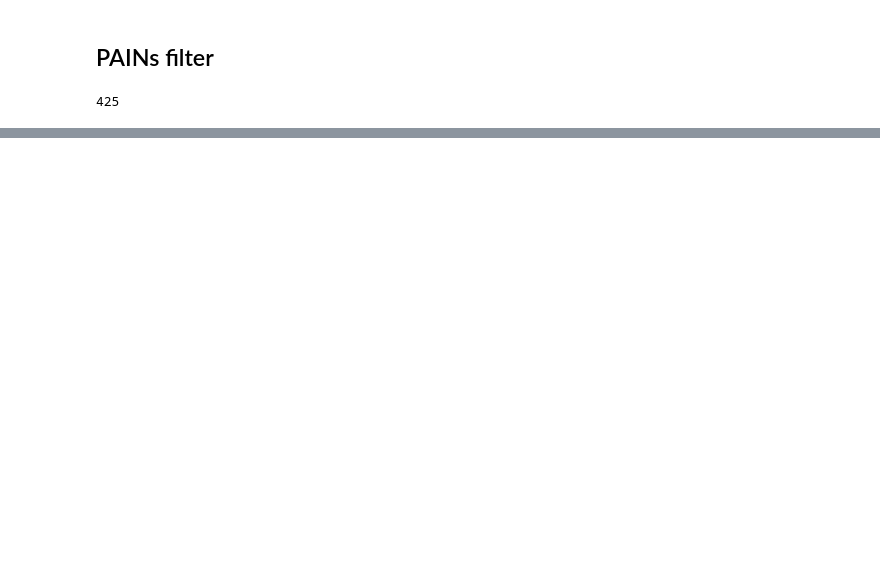
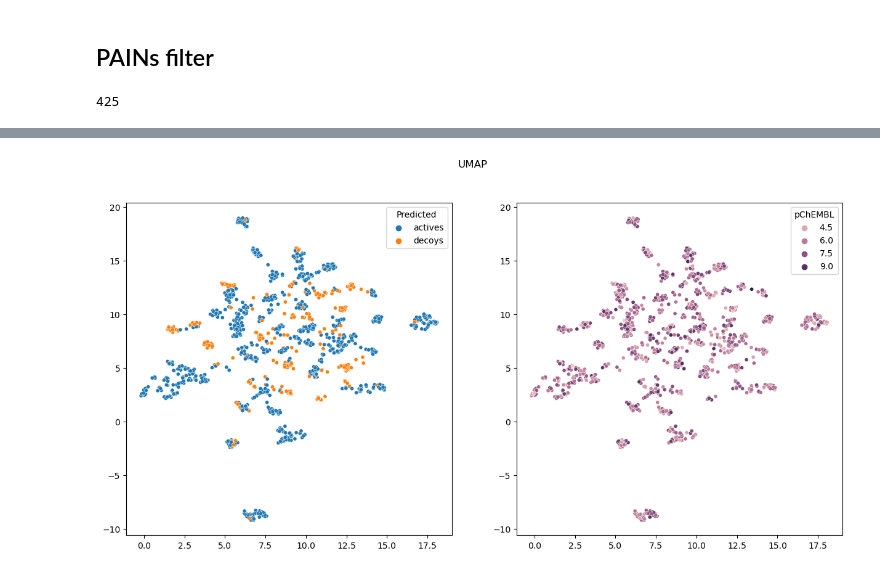
Before and after one commit to lich-uct/cdd2023, a Jupyter notebook: vmelichar/project.ipynb, the cells around one changed output, grey strips where cells are left out. Cells and saved outputs as stored; diff of their text form; code cells hidden in the pictures; blank space fills up the shorter version.

```diff
--- a/vmelichar/project.ipynb
+++ b/vmelichar/project.ipynb
@@ -198,0 +395,7 @@ There are 532 molecules with 1 PAIN structure and 4 molecules with 2 PAIN struct
+# %%
+# distance matrix
+from scipy.spatial.distance import pdist, squareform
+
+dist = pdist(fp_df.drop(["pChEMBL", 'Predicted'], axis=1), metric='jaccard')
+dist = squareform(dist)
+dist
@@ -198,0 +416,32 @@ There are 532 molecules with 1 PAIN structure and 4 molecules with 2 PAIN struct
+# %%
+# do umap
+import umap
+
+reducer = umap.UMAP(n_neighbors=20, min_dist=0.5, metric='precomputed')
+embedding = reducer.fit_transform(dist)
+
+# plot umap
+fig, (ax1, ax2) = plt.subplots(1, 2, figsize=(15,7))
+p1 = sns.scatterplot(
+    x=embedding[:,0],
+    y=embedding[:,1],
+    legend='brief',
+    hue=fp_df['Predicted'],
+    ax=ax1,
+    alpha=1,
+    s=20,
+    palette=sns.color_palette("tab10", 10)
+)
+p2 = sns.scatterplot(
+    x=embedding[:,0],
+    y=embedding[:,1],
+    legend='brief',
+    hue=fp_df['pChEMBL'],
+    ax=ax2,
+    alpha=1,
+    s=20,
+)
+fig.suptitle('UMAP')
+plt.show()
+# %% [output]
+[figure, added]
```
Also changed, not shown: parts of 30 cells of this notebook, 1 other file.
